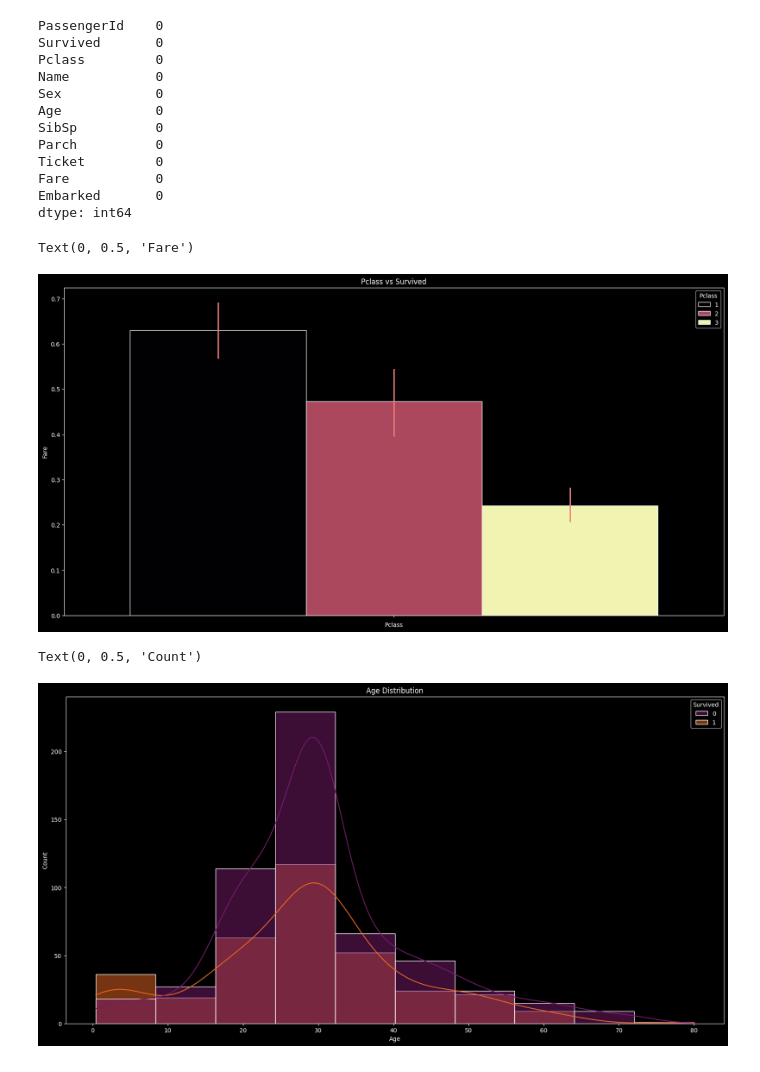
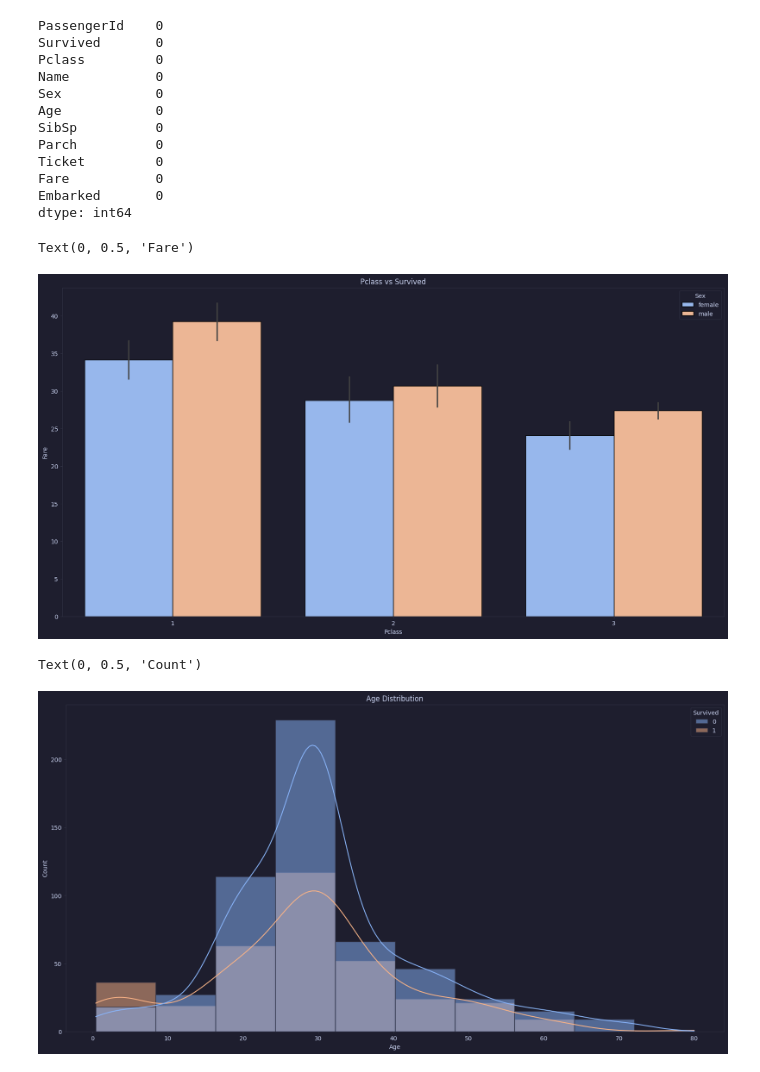
Before and after one commit to sarveshmhadgut/DSBDAL-Coursework, a Jupyter notebook: Mock Prep/data_viz_01+02.ipynb, the cells around one changed output. Saved outputs shown, nothing was run; the diff lists cells and outputs as text; code cells hidden in the pictures.

```diff
--- a/Mock Prep/data_viz_01+02.ipynb
+++ b/Mock Prep/data_viz_01+02.ipynb
@@ -1,8 +5,12 @@
 # %%
+import catppuccin
+import matplotlib
 import pandas as pd
 import numpy as np
 import matplotlib.pyplot as plt
 import seaborn as sns
+
+matplotlib.style.use(["dark_background", catppuccin.PALETTE.mocha.identifier])
 # %%
 df = pd.read_csv("../datasets/data_titanic.csv")
 # %%
@@ -126,26 +140,26 @@ survived = df["Survived"]
 # %%
 plt.figure(figsize=(20, 10))
 sns.barplot(
-    hue=df["Pclass"],
-    y=df["Survived"],
-    palette="inferno",
-    edgecolor="white",
-    err_kws={"color": "lightcoral"},
+    data=df,
+    hue="Sex",
+    x="Pclass",
+    y="Age",
+    edgecolor="black",
 )
 plt.title("Pclass vs Survived")
 plt.xlabel("Pclass")
 plt.ylabel("Fare")
 # %% [output]
 Text(0, 0.5, 'Fare')
-[figure, old version]
+[figure, new version]
 # %%
 plt.figure(figsize=(20, 10))
-sns.histplot(df, x="Age", hue="Survived", bins=10, kde=True, palette="inferno")
+sns.histplot(df, x="Age", hue="Survived", bins=10, kde=True)
 plt.title("Age Distribution")
 plt.xlabel("Age")
 plt.ylabel("Count")
 # %% [output]
 Text(0, 0.5, 'Count')
-[figure, old version]
+[figure, new version]
 # %%
 plt.figure(figsize=(20, 10))
```
Also changed, not shown: parts of 12 cells of this notebook, 1 other file.
